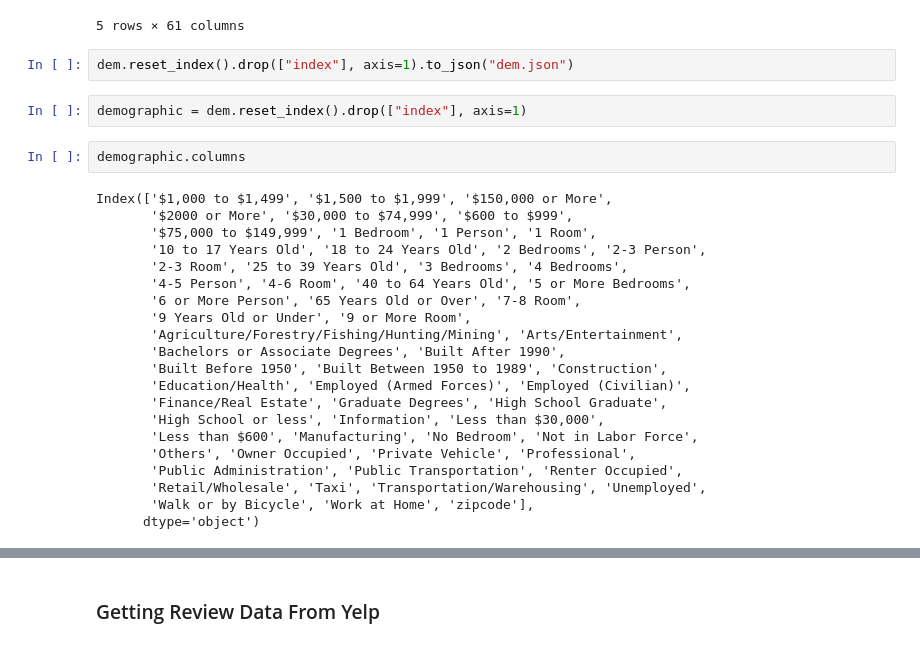
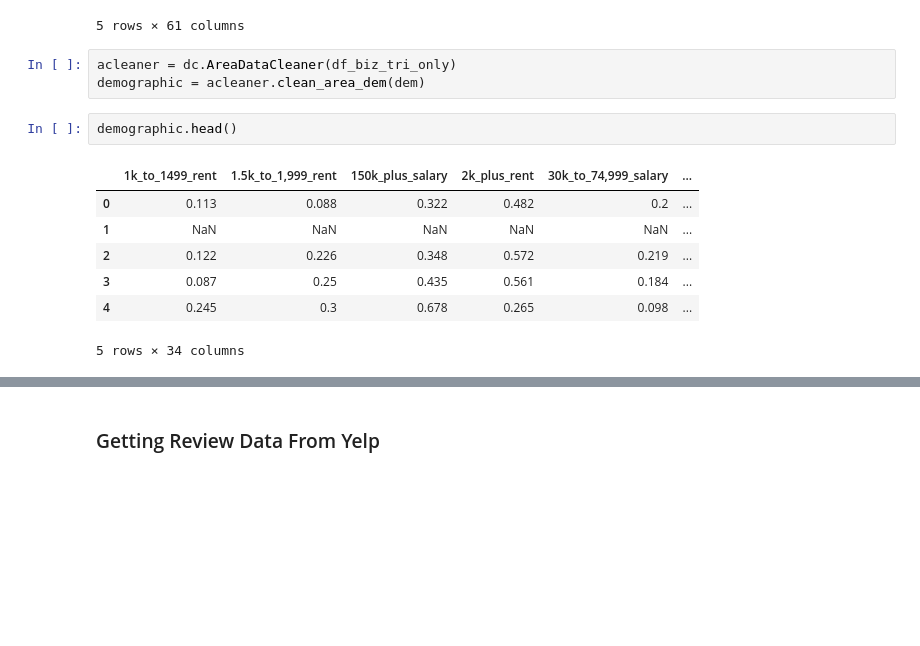
Before and after one commit to rvent/Tutoring_Company_Project, a Jupyter notebook: DataGatherNB.ipynb, the cells around one changed output, grey strips where cells are left out. Cells and saved outputs as stored; diff of their text form; blank space fills up the shorter version.

```diff
--- a/DataGatherNB.ipynb
+++ b/DataGatherNB.ipynb
@@ -328,30 +260,16 @@ dem.head()
 | 0 | 780 (8.7%) | 2,245 (25%) | 7,775 (43.5%) | 5,045 (56.1%) | 3,286 (18.4%) | 679 (7.6%) | ... |
 | 0 | 63 (24.5%) | 77 (30%) | 2,723 (67.8%) | 68 (26.5%) | 393 (9.8%) | 0 (0%) | ... |
 5 rows × 61 columns
-# %%
-dem.reset_index().drop(["index"], axis=1).to_json("dem.json")
-# %%
-demographic = dem.reset_index().drop(["index"], axis=1)
+# %%
+acleaner = dc.AreaDataCleaner(df_biz_tri_only)
+demographic = acleaner.clean_area_dem(dem)
 # %%
-demographic.columns
+demographic.head()
 # %% [output]
+|  | 1k_to_1499_rent | 1.5k_to_1,999_rent | 150k_plus_salary | 2k_plus_rent | 30k_to_74,999_salary | ... |
+| 0 | 0.113 | 0.088 | 0.322 | 0.482 | 0.2 | ... |
+| 1 | NaN | NaN | NaN | NaN | NaN | ... |
+| 2 | 0.122 | 0.226 | 0.348 | 0.572 | 0.219 | ... |
+| 3 | 0.087 | 0.25 | 0.435 | 0.561 | 0.184 | ... |
+| 4 | 0.245 | 0.3 | 0.678 | 0.265 | 0.098 | ... |
-Index(['$1,000 to $1,499', '$1,500 to $1,999', '$150,000 or More',
-       '$2000 or More', '$30,000 to $74,999', '$600 to $999',
-       '$75,000 to $149,999', '1 Bedroom', '1 Person', '1 Room',
-       '10 to 17 Years Old', '18 to 24 Years Old', '2 Bedrooms', '2-3 Person',
-       '2-3 Room', '25 to 39 Years Old', '3 Bedrooms', '4 Bedrooms',
-       '4-5 Person', '4-6 Room', '40 to 64 Years Old', '5 or More Bedrooms',
-       '6 or More Person', '65 Years Old or Over', '7-8 Room',
-       '9 Years Old or Under', '9 or More Room',
-       'Agriculture/Forestry/Fishing/Hunting/Mining', 'Arts/Entertainment',
-       'Bachelors or Associate Degrees', 'Built After 1990',
-       'Built Before 1950', 'Built Between 1950 to 1989', 'Construction',
-       'Education/Health', 'Employed (Armed Forces)', 'Employed (Civilian)',
-       'Finance/Real Estate', 'Graduate Degrees', 'High School Graduate',
-       'High School or less', 'Information', 'Less than $30,000',
-       'Less than $600', 'Manufacturing', 'No Bedroom', 'Not in Labor Force',
-       'Others', 'Owner Occupied', 'Private Vehicle', 'Professional',
-       'Public Administration', 'Public Transportation', 'Renter Occupied',
-       'Retail/Wholesale', 'Taxi', 'Transportation/Warehousing', 'Unemployed',
-       'Walk or by Bicycle', 'Work at Home', 'zipcode'],
-      dtype='object')
+5 rows × 34 columns
```
Also changed, not shown: parts of 45 cells of this notebook, 1 other file.
